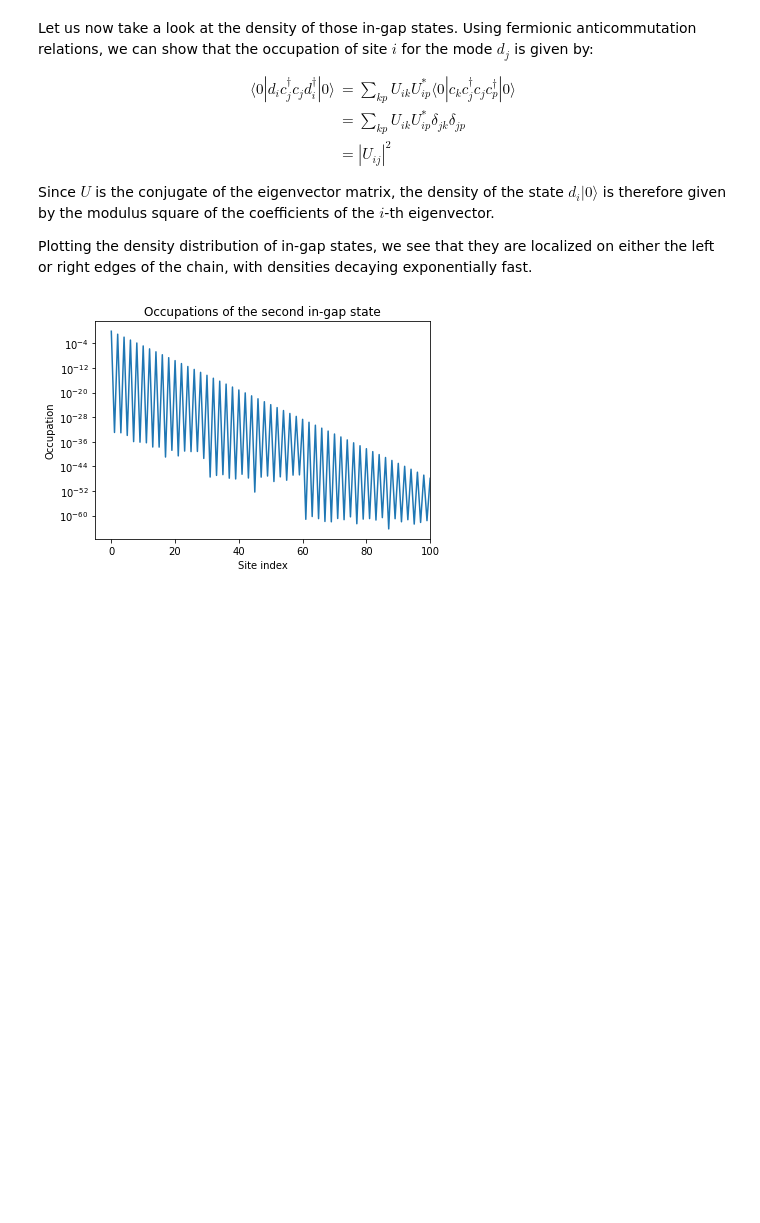
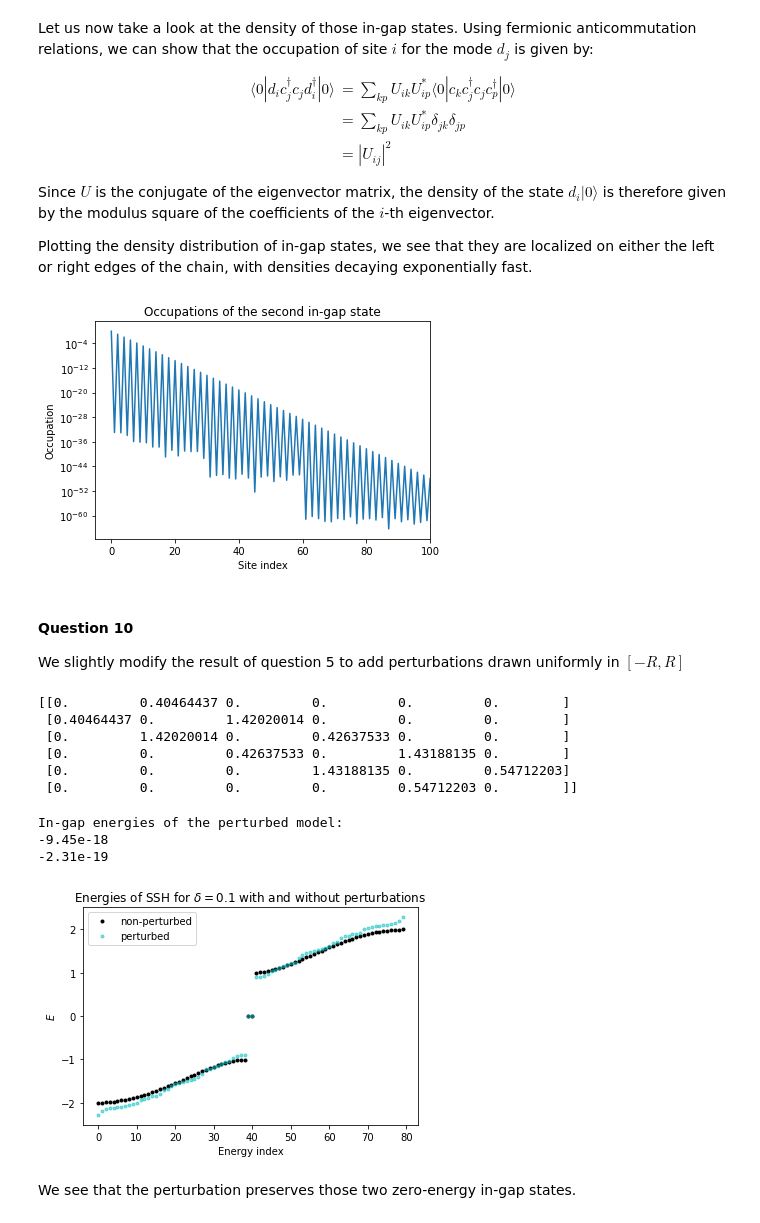
Before and after one commit to Adrien-Kahn/Topological-Theory-in-Condensed-Matter, a Jupyter notebook: TD1/The SSH Model.ipynb, the cells around one changed output. Cells and saved outputs as stored; diff of their text form; code cells hidden in the pictures; blank space fills up the shorter version.

```diff
--- a/TD1/The SSH Model.ipynb
+++ b/TD1/The SSH Model.ipynb
@@ -241,8 +239,8 @@ We see that we have no in-gap states for $\delta < 0$. When the gap closes when
 
 Let us look at the energy difference between the in-gap states as a function of $N$ for various $\delta$.
 # %%
-delta_list = np.linspace(0.1, 0.90, 30)
-N_list = np.linspace(10, 100, 20, dtype=int)
+delta_list = np.linspace(0.1, 0.90, 100)
+N_list = np.array(range(10, 100))
 
 fig, ax = plt.subplots()
 plt.tight_layout()
@@ -263,7 +261,7 @@ def in_gap_spectrum_difference_update(k):
         in_gap_difference_list.append(eigvals_open[N] - eigvals_open[N-1])
 
     ax.set_title("Energy difference of the in-gap states for $\delta = {:.2}$".format(delta_list[k]))
-    ax.set_ylim(min(in_gap_difference_list), max(in_gap_difference_list))
+    ax.set_ylim(-max(in_gap_difference_list)*0.1, max(in_gap_difference_list)*1.1)
 
     # Update the line
     line.set_ydata(in_gap_difference_list)
@@ -272,7 +270,8 @@ def in_gap_spectrum_difference_update(k):
 
 in_gap_spectrum_difference_update(0)
 
-ani = FuncAnimation(fig, in_gap_spectrum_difference_update, interval=100, blit=True, save_count=50)
+ani = FuncAnimation(fig, in_gap_spectrum_difference_update, frames=100, interval=100, blit=True)
+#ani.save("in_gap_energy_difference.mp4", dpi=300)
 # %% [output]
 [interactive output not drawn]
 [interactive output not drawn]
@@ -308,3 +307,55 @@ plt.xlim(-5, 100)
 plt.yscale("log")
 # %% [output]
 [figure]
+# %% [markdown]
+#### Question 10
+
+We slightly modify the result of question 5 to add perturbations drawn uniformly in $\left[-R, R\right]$
+# %%
+def construct_matrix_open_perturbed(delta, N, R):
+    """Construct the matrix M for open boundary conditions with uniform noise between -R and R"""
+    matrix_open = np.zeros((2*N, 2*N))
+    i,j = np.indices((2*N, 2*N))
+
+    # Fill the superdiagonal
+    matrix_open[(j==(i+1)) & (i%2 == 0)] = 1 - delta + np.random.uniform(-R, R, N)
+    matrix_open[(j==(i+1)) & (i%2 == 1)] = 1 + delta + np.random.uniform(-R, R, N - 1)
+
+    # Fill the subdiagonal
+    matrix_open += matrix_open.T
+
+    return matrix_open
+
+print(construct_matrix_open_perturbed(0.5, 3, 0.1))
+# %% [output]
+[[0.         0.40464437 0.         0.         0.         0.        ]
+ [0.40464437 0.         1.42020014 0.         0.         0.        ]
+ [0.         1.42020014 0.         0.42637533 0.         0.        ]
+ [0.         0.         0.42637533 0.         1.43188135 0.        ]
+ [0.         0.         0.         1.43188135 0.         0.54712203]
+ [0.         0.         0.         0.         0.54712203 0.        ]]
+# %%
+delta = 0.5
+N = 40
+R = 0.3
+
+eigvals_open, eigvecs_open = np.linalg.eigh(construct_matrix_open(delta, N))
+eigvals_open_perturbed, eigvecs_open_perturbed = np.linalg.eigh(construct_matrix_open_perturbed(delta, N, R))
+
+plt.plot(eigvals_open, 'k.', label='non-perturbed')
+plt.plot(eigvals_open_perturbed, 'c.', alpha=0.5, label='perturbed')
+plt.xlabel("Energy index")
+plt.ylabel(r"$E$")
+plt.title("Energies of SSH for $\delta = {}$ with and without perturbations".format(delta_list[0]))
+plt.legend()
+
+print("\nIn-gap energies of the perturbed model:")
+print("{:.3}".format(eigvals_open_perturbed[N-1]))
+print("{:.3}\n".format(eigvals_open_perturbed[N]))
+# %% [output]
+In-gap energies of the perturbed model:
+-9.45e-18
+-2.31e-19
+[figure, added]
+# %% [markdown]
+We see that the perturbation preserves those two zero-energy in-gap states.
```
Also changed, not shown: parts of 7 cells of this notebook, 2 other files.
